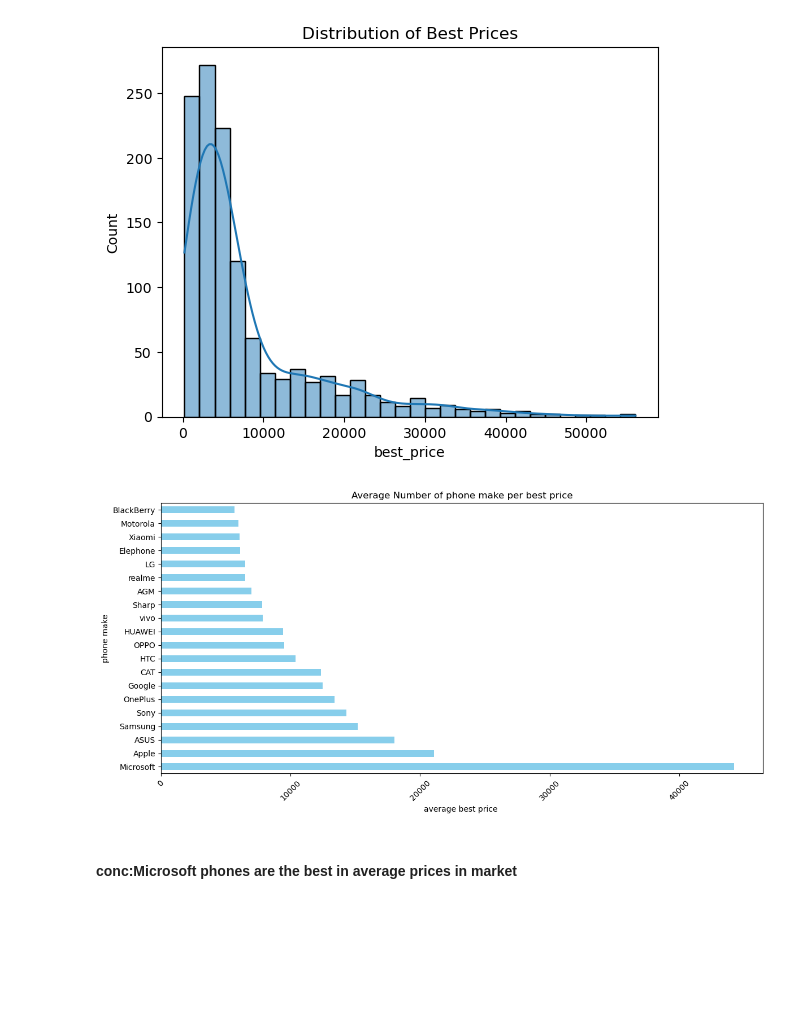
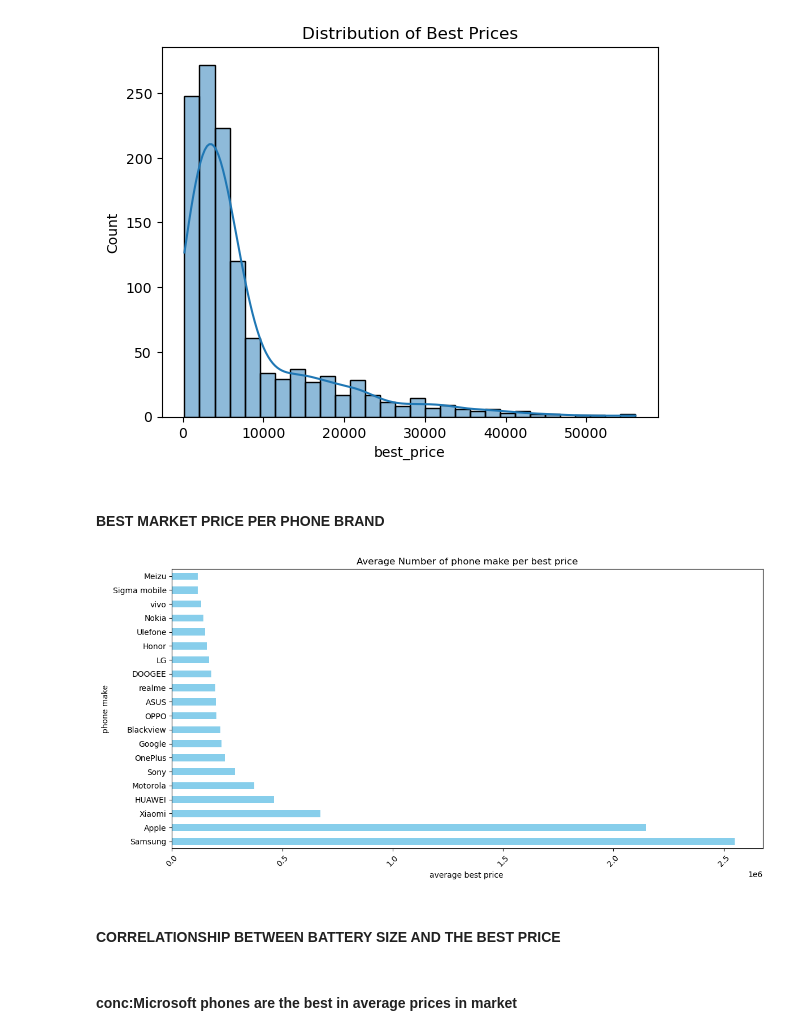
Before and after one commit to JOHN-ANALYST-dt/Smartphone_Market_Overview-Analysis, a Jupyter notebook: MOTORS_ANAL.ipynb, the cells around one changed output. Cells and saved outputs as stored; diff of their text form; code cells hidden in the pictures; blank space fills up the shorter version.

```diff
--- a/MOTORS_ANAL.ipynb
+++ b/MOTORS_ANAL.ipynb
@@ -126,25 +128,29 @@ plt.title("Distribution of Best Prices")
 plt.show()
 # %% [output]
 [figure]
+# %% [markdown]
+<H4>BEST MARKET PRICE PER PHONE BRAND </H4>
 # %%
 #Average price per brand_name
-avg_prc_brnd = phone.groupby('brand_name')["best_price"].mean().sort_values(ascending=False)
+avg_prc_brnd = phone.groupby('brand_name')["best_price"].sum().sort_values(ascending=False)
 
 # (Optional) limit to top 10 for clearer plot
 avg_prc_brnd_10= avg_prc_brnd.head(20)
 
 # Plot
 plt.figure(figsize=(12, 6))
 avg_prc_brnd_10.plot(kind='barh', color='skyblue')
 
 plt.title('Average Number of phone make per best price')
 plt.ylabel('phone make')
 plt.xlabel('average best price ')
 plt.xticks(rotation=45)
 plt.tight_layout()
 plt.show()
 # %% [output]
-[figure, old version]
+[figure, new version]
+# %% [markdown]
+<H4>CORRELATIONSHIP BETWEEN BATTERY SIZE AND THE BEST PRICE</H4>
 # %% [markdown]
 <h4>conc:Microsoft phones are the best in average prices in market</h4>
 # %%
```
Also changed, not shown: parts of 8 cells of this notebook.
